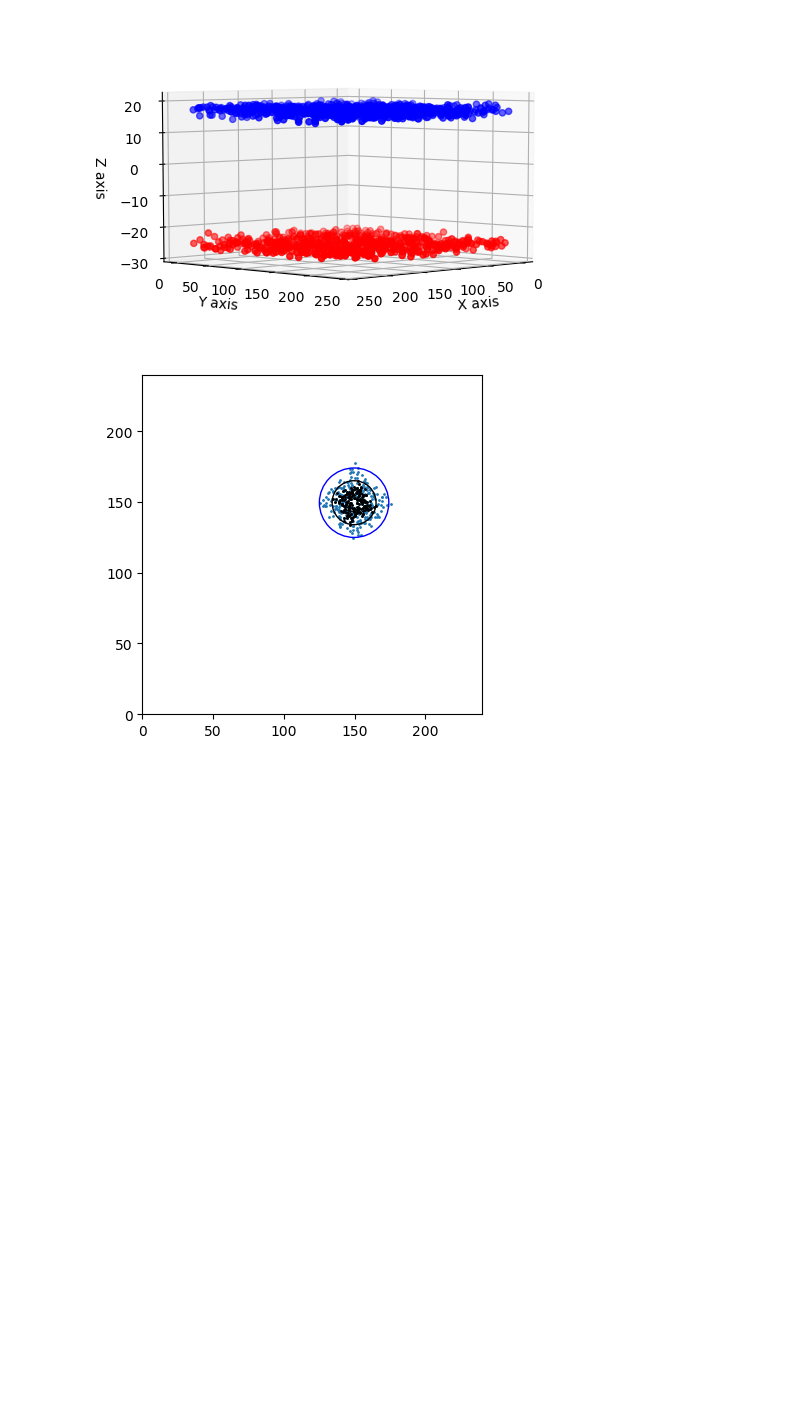
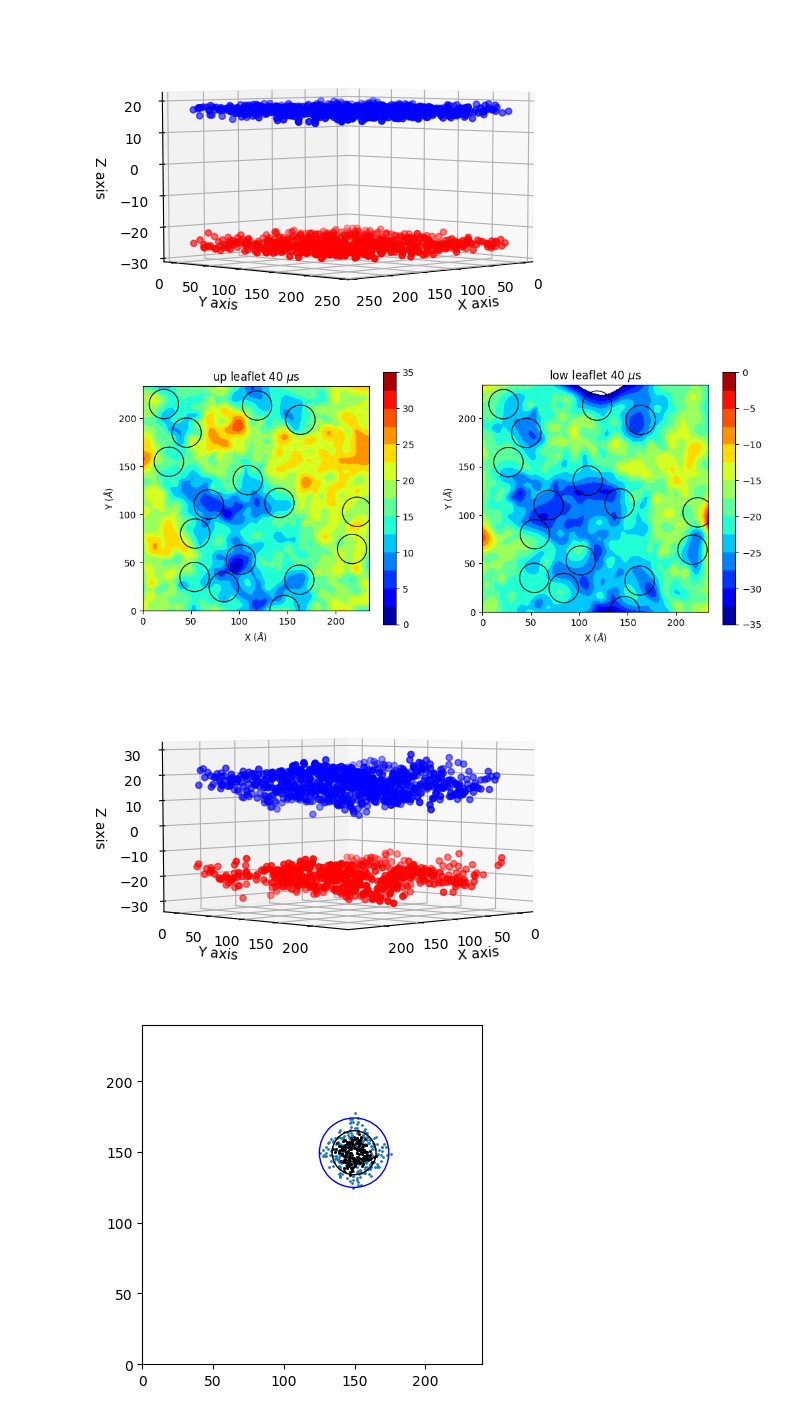
Before and after one commit to xiaodongpang23/M2CD-CG, a Jupyter notebook: 02Plot_Curvature.ipynb, the cells around one changed output. Cells and saved outputs as stored; diff of their text form; code cells hidden in the pictures; blank space fills up the shorter version.

```diff
--- a/02Plot_Curvature.ipynb
+++ b/02Plot_Curvature.ipynb
@@ -175,3 +173,8 @@ plot_curvature(0)
+# %%
+plot_curvature(4056)
+# %% [output]
+[figure, added]
+[figure, added]
 # %%
 frameSet = np.linspace(0,12169,10, dtype=int)
 # %%
```
Also changed, not shown: parts of 1 cell of this notebook.
